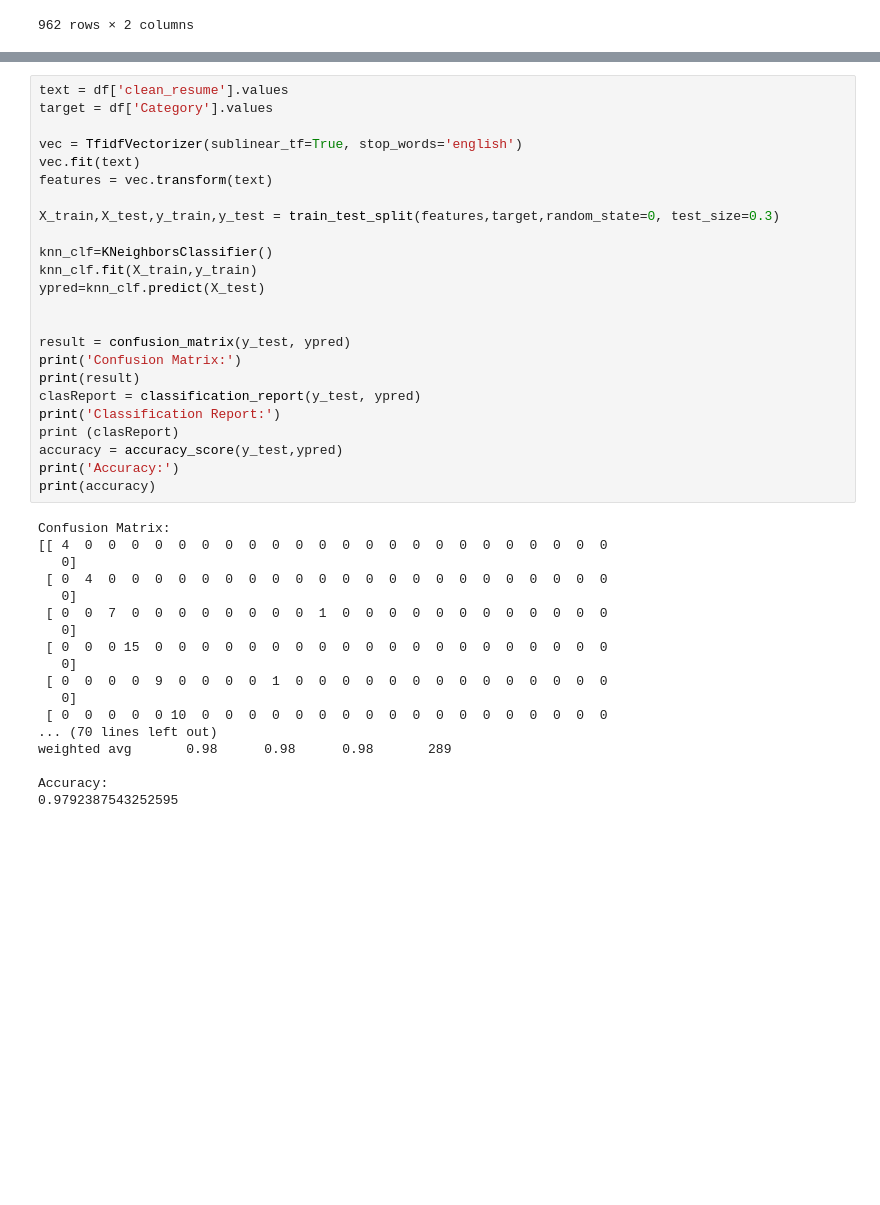
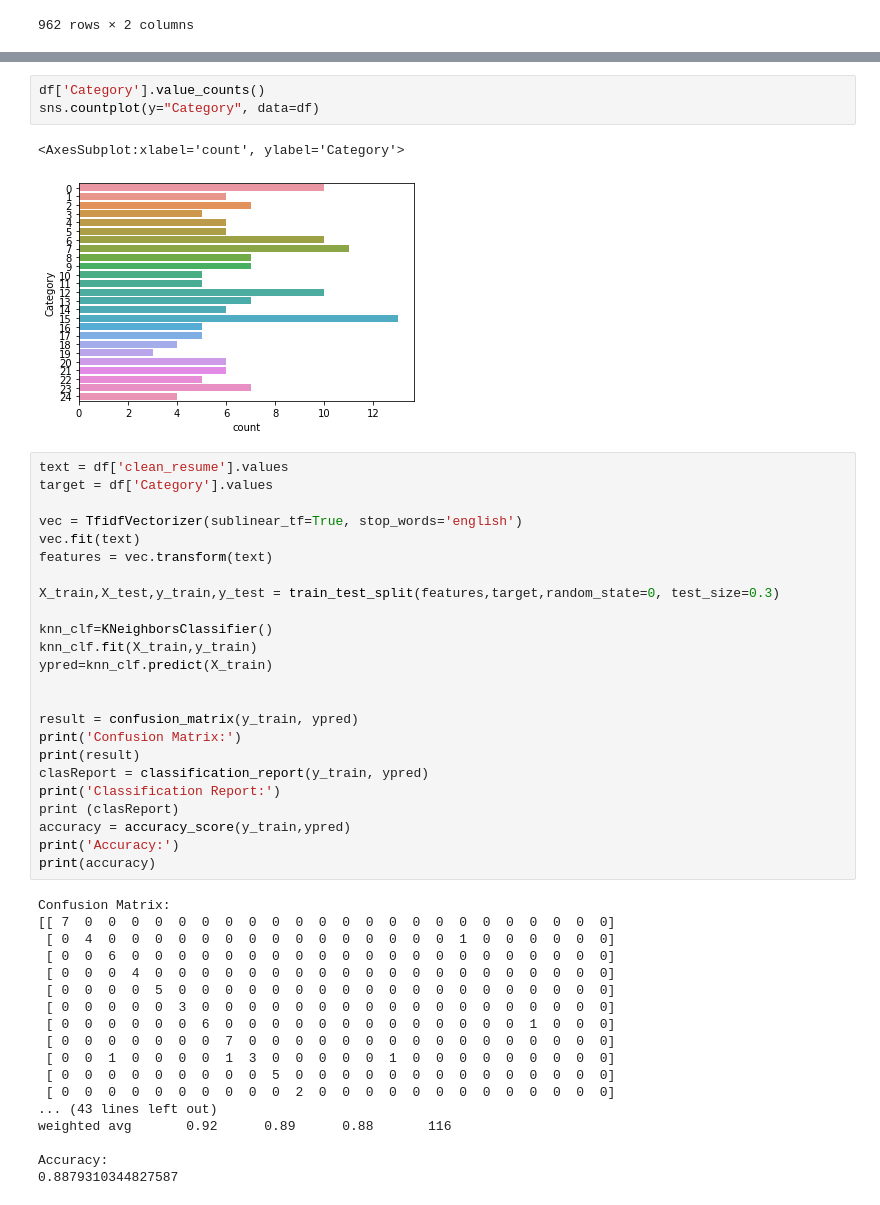
Before and after one commit to SaiManognya/AI, a Jupyter notebook: Untitled21.ipynb, the cells around one changed output, grey strips where cells are left out. Saved outputs shown, nothing was run; the diff lists cells and outputs as text; blank space fills up the shorter version.

```diff
--- a/Untitled21.ipynb
+++ b/Untitled21.ipynb
@@ -146,3 +229,9 @@ df
+# %%
+df['Category'].value_counts()
+sns.countplot(y="Category", data=df)
+# %% [output]
+<AxesSubplot:xlabel='count', ylabel='Category'>
+[figure, added]
 # %%
 text = df['clean_resume'].values
 target = df['Category'].values
@@ -155,33 +244,33 @@ X_train,X_test,y_train,y_test = train_test_split(features,target,random_state=0,
 
 knn_clf=KNeighborsClassifier()
 knn_clf.fit(X_train,y_train)
-ypred=knn_clf.predict(X_test)
+ypred=knn_clf.predict(X_train)
 
 
-result = confusion_matrix(y_test, ypred)
+result = confusion_matrix(y_train, ypred)
 print('Confusion Matrix:')
 print(result)
-clasReport = classification_report(y_test, ypred)
+clasReport = classification_report(y_train, ypred)
 print('Classification Report:')
 print (clasReport)
-accuracy = accuracy_score(y_test,ypred)
+accuracy = accuracy_score(y_train,ypred)
 print('Accuracy:')
 print(accuracy)
 # %% [output]
 Confusion Matrix:
-[[ 4  0  0  0  0  0  0  0  0  0  0  0  0  0  0  0  0  0  0  0  0  0  0  0
-   0]
- [ 0  4  0  0  0  0  0  0  0  0  0  0  0  0  0  0  0  0  0  0  0  0  0  0
-   0]
- [ 0  0  7  0  0  0  0  0  0  0  0  1  0  0  0  0  0  0  0  0  0  0  0  0
-   0]
- [ 0  0  0 15  0  0  0  0  0  0  0  0  0  0  0  0  0  0  0  0  0  0  0  0
-   0]
- [ 0  0  0  0  9  0  0  0  0  1  0  0  0  0  0  0  0  0  0  0  0  0  0  0
-   0]
- [ 0  0  0  0  0 10  0  0  0  0  0  0  0  0  0  0  0  0  0  0  0  0  0  0
-... (70 lines left out)
-weighted avg       0.98      0.98      0.98       289
+[[ 7  0  0  0  0  0  0  0  0  0  0  0  0  0  0  0  0  0  0  0  0  0  0  0]
+ [ 0  4  0  0  0  0  0  0  0  0  0  0  0  0  0  0  0  1  0  0  0  0  0  0]
+ [ 0  0  6  0  0  0  0  0  0  0  0  0  0  0  0  0  0  0  0  0  0  0  0  0]
+ [ 0  0  0  4  0  0  0  0  0  0  0  0  0  0  0  0  0  0  0  0  0  0  0  0]
+ [ 0  0  0  0  5  0  0  0  0  0  0  0  0  0  0  0  0  0  0  0  0  0  0  0]
+ [ 0  0  0  0  0  3  0  0  0  0  0  0  0  0  0  0  0  0  0  0  0  0  0  0]
+ [ 0  0  0  0  0  0  6  0  0  0  0  0  0  0  0  0  0  0  0  0  1  0  0  0]
+ [ 0  0  0  0  0  0  0  7  0  0  0  0  0  0  0  0  0  0  0  0  0  0  0  0]
+ [ 0  0  1  0  0  0  0  1  3  0  0  0  0  0  1  0  0  0  0  0  0  0  0  0]
+ [ 0  0  0  0  0  0  0  0  0  5  0  0  0  0  0  0  0  0  0  0  0  0  0  0]
+ [ 0  0  0  0  0  0  0  0  0  0  2  0  0  0  0  0  0  0  0  0  0  0  0  0]
+... (43 lines left out)
+weighted avg       0.92      0.89      0.88       116
 
 Accuracy:
-0.9792387543252595
+0.8879310344827587
```
Also changed, not shown: parts of 15 cells of this notebook.
